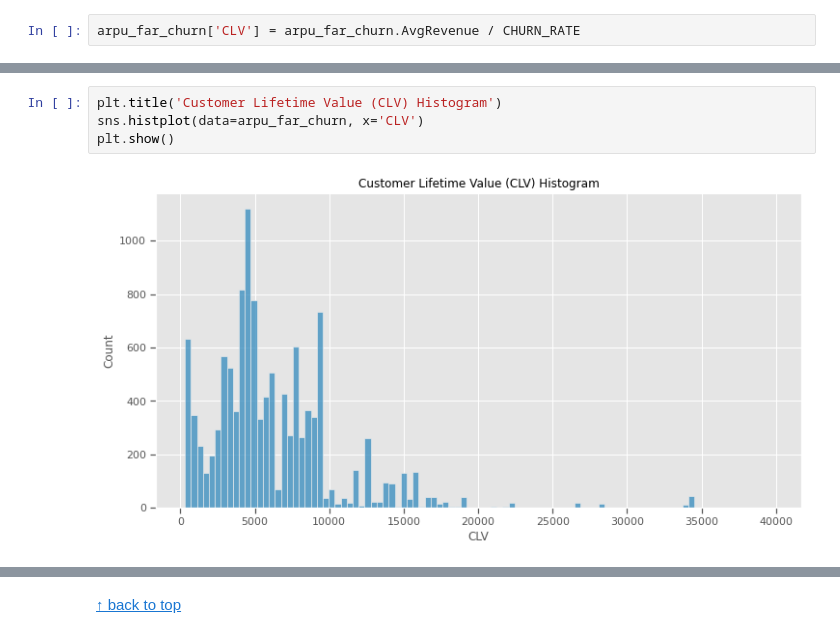
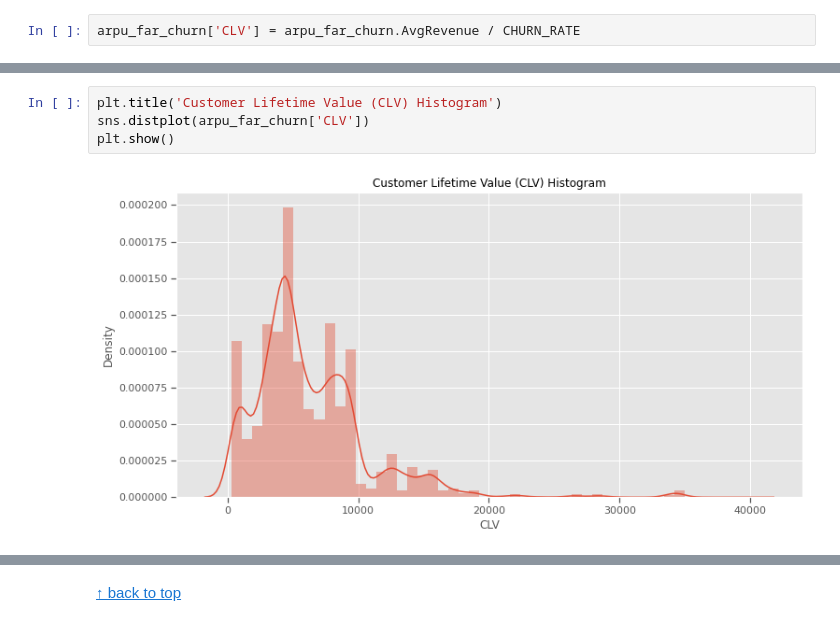
Before and after one commit to alephba/interview_tasks, a Jupyter notebook: src/notebook.ipynb, the cells around one changed output, grey strips where cells are left out. Cells and saved outputs as stored; diff of their text form.

```diff
--- a/src/notebook.ipynb
+++ b/src/notebook.ipynb
@@ -681,6 +686,6 @@ arpu_far_churn
 # %%
 plt.title('Customer Lifetime Value (CLV) Histogram')
-sns.histplot(data=arpu_far_churn, x='CLV')
+sns.distplot(arpu_far_churn['CLV'])
 plt.show()
 # %% [output]
-[figure, old version]
+[figure, new version]
```
Also changed, not shown: parts of 44 cells of this notebook.
